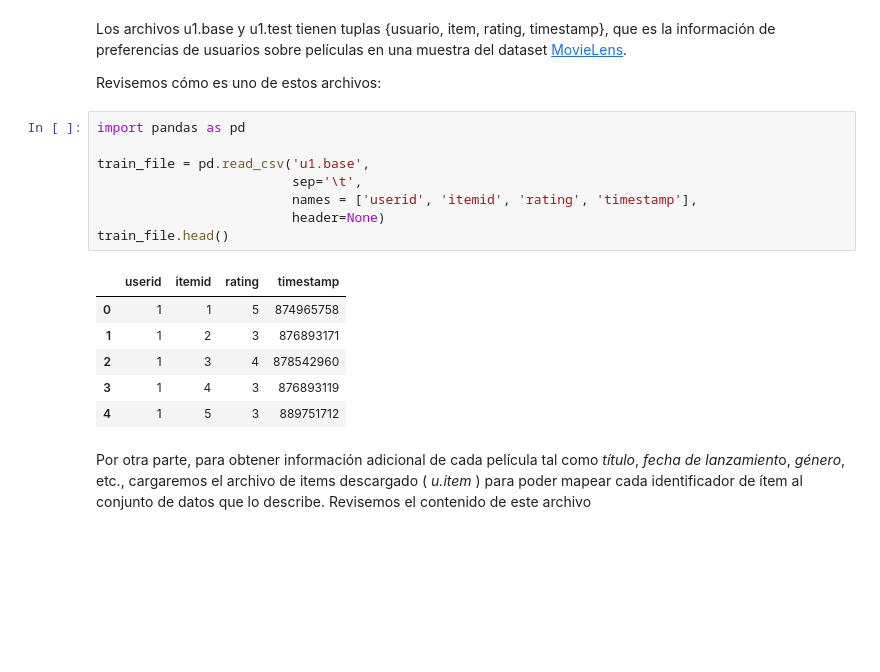
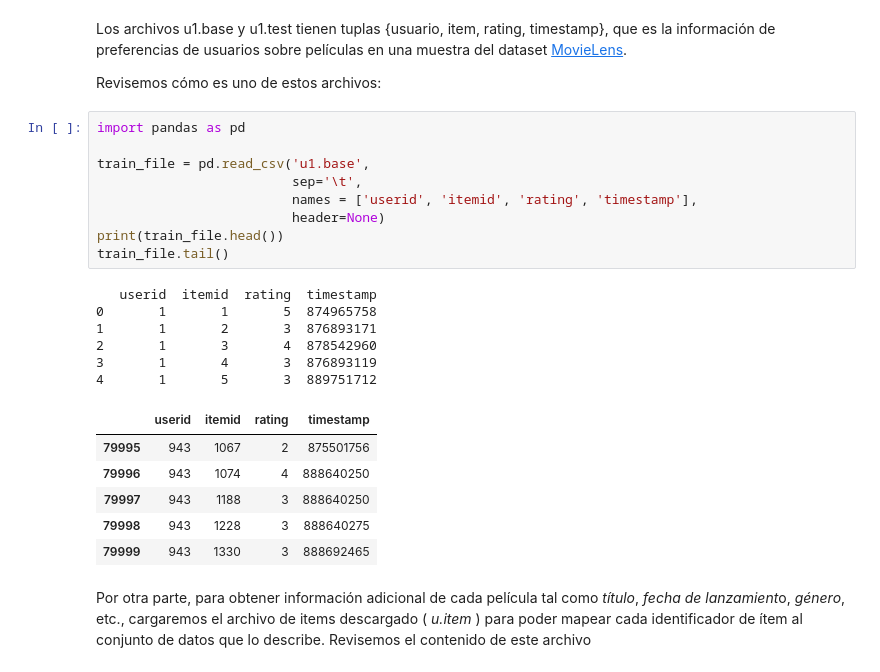
Before and after one commit to paulanavarretec/RecSys, a Jupyter notebook: Práctico_pyreclab.ipynb, the cells around one changed output. Cells and saved outputs as stored; diff of their text form; blank space fills up the shorter version.

```diff
--- a/Práctico_pyreclab.ipynb
+++ b/Práctico_pyreclab.ipynb
@@ -40,18 +42,25 @@ Revisemos cómo es uno de estos archivos:
 # %%
 import pandas as pd
 
 train_file = pd.read_csv('u1.base',
                          sep='\t',
                          names = ['userid', 'itemid', 'rating', 'timestamp'],
                          header=None)
-train_file.head()
+print(train_file.head())
+train_file.tail()
 # %% [output]
+   userid  itemid  rating  timestamp
+0       1       1       5  874965758
+1       1       2       3  876893171
+2       1       3       4  878542960
+3       1       4       3  876893119
+4       1       5       3  889751712
 |  | userid | itemid | rating | timestamp |
-| 0 | 1 | 1 | 5 | 874965758 |
-| 1 | 1 | 2 | 3 | 876893171 |
-| 2 | 1 | 3 | 4 | 878542960 |
-| 3 | 1 | 4 | 3 | 876893119 |
-| 4 | 1 | 5 | 3 | 889751712 |
+| 79995 | 943 | 1067 | 2 | 875501756 |
+| 79996 | 943 | 1074 | 4 | 888640250 |
+| 79997 | 943 | 1188 | 3 | 888640250 |
+| 79998 | 943 | 1228 | 3 | 888640275 |
+| 79999 | 943 | 1330 | 3 | 888692465 |
 # %% [markdown]
 Por otra parte, para obtener información adicional de cada película tal como *título*, *fecha de lanzamient*o, *género*, etc., cargaremos el archivo de items descargado ( *u.item* ) para poder mapear cada identificador de ítem al conjunto de datos que lo describe.
 Revisemos el contenido de este archivo
```
Also changed, not shown: parts of 39 cells of this notebook.
